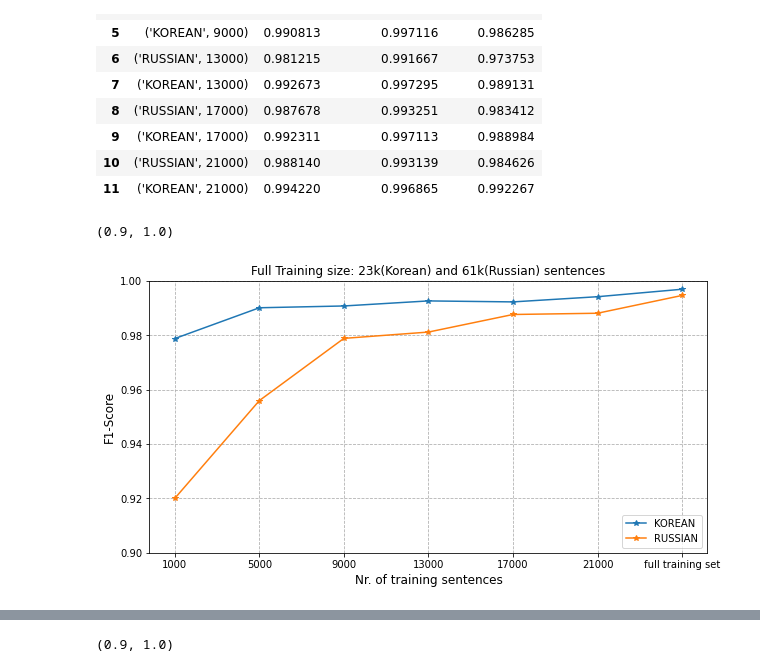
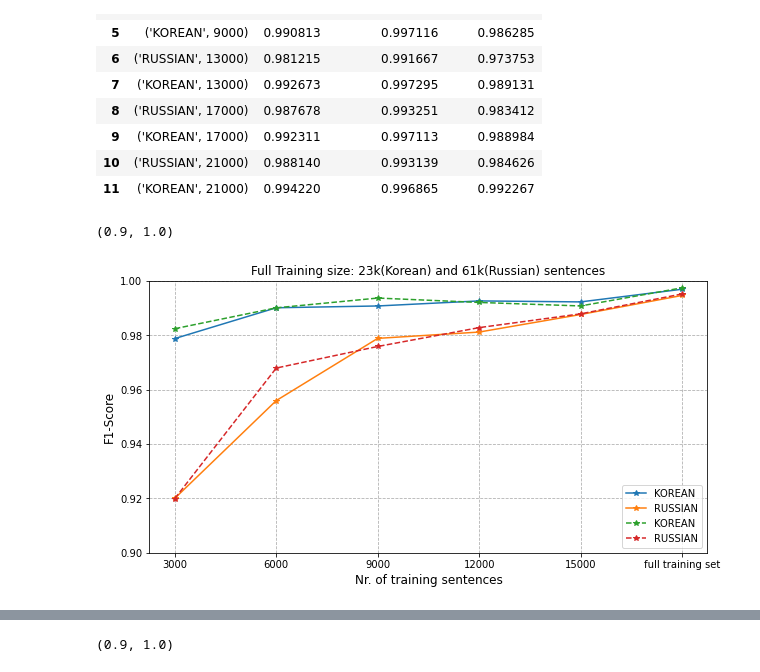
Before and after one commit to wuqi0704/MasterThesis_Tokenization, a Jupyter notebook: flair/plots.ipynb, the cells around one changed output, grey strips where cells are left out. Drawn from its saved outputs; the diff is of its cells as text; code cells hidden in the pictures.

```diff
--- a/flair/plots.ipynb
+++ b/flair/plots.ipynb
@@ -500,29 +500,43 @@ df
 | 10 | ('RUSSIAN', 21000) | 0.988140 | 0.993139 | 0.984626 |
 | 11 | ('KOREAN', 21000) | 0.994220 | 0.996865 | 0.992267 |
 # %%
-df = pd.read_csv('/Users/qier/MasterThesis_Tokenization/results/6L_SL_downsized2.csv')
+df = pd.read_csv('/Users/qier/MasterThesis_Tokenization/results/6_SL_downsized2.csv')
 df_bm = pd.read_csv('/Users/qier/MasterThesis_Tokenization/results/3_SL.csv',index_col=0)
 
-R = df.iloc[[0,2,4,6,8,10],:]['F1-score']
+df2 = pd.read_csv('/Users/qier/MasterThesis_Tokenization/results/6_SL_downsized2_drop.csv')
+df_bm2 = pd.read_csv('/Users/qier/MasterThesis_Tokenization/results/3_SL_drop.csv',index_col=0)
+
+R = df.iloc[[0,2,4,6,8],:]['F1-score']
+R2 = df2.iloc[[0,2,4,6,8],:]['F1-score']
 R = list(R.values)
+R2 = list(R2.values)
 R.append(df_bm['F1-score']['RUSSIAN'])
+R2.append(df_bm2['F1-score']['RUSSIAN'])
 
-K = df.iloc[[1,3,5,7,9,11],:]['F1-score']
+K = df.iloc[[1,3,5,7,9],:]['F1-score']
+K2 = df2.iloc[[1,3,5,7,9],:]['F1-score']
 K = list(K.values)
+K2 = list(K2.values)
 K.append(df_bm['F1-score']['KOREAN'])
+K2.append(df_bm2['F1-score']['KOREAN'])
 
 import numpy as np
-N = list(np.array([1,5,9,13,17,21])*1000)
+N = list(np.array([1,2,3,4,5])*3000)
 N.append('full training set')
 plt.figure(figsize=[10,5])
 plt.plot(N,K,'-*',label='KOREAN')
 plt.plot(N,R,'-*',label='RUSSIAN')
-plt.legend(loc='lower right')
+
+plt.plot(N,K2,'--*',label='KOREAN')
+plt.plot(N,R2,'--*',label='RUSSIAN')
+
+
+plt.legend()
 plt.grid(ls='--')
 plt.xlabel('Nr. of training sentences',fontsize=12)
 plt.ylabel('F1-Score',fontsize=12)
 plt.title('Full Training size: 23k(Korean) and 61k(Russian) sentences')
 plt.ylim(0.90,1.0)
 # %% [output]
 (0.9, 1.0)
-[figure, old version]
+[figure, new version]
```
Also changed, not shown: parts of 5 cells of this notebook, 5 other files.
